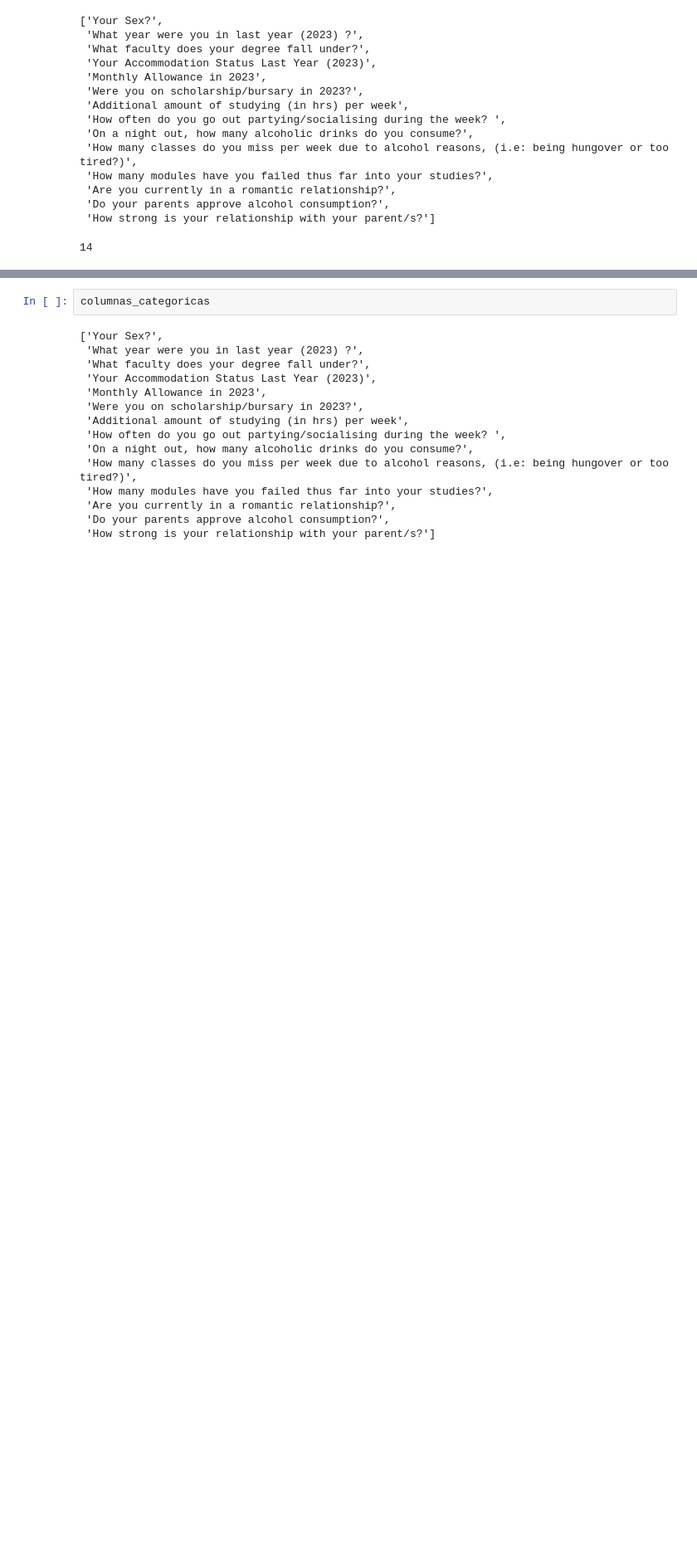
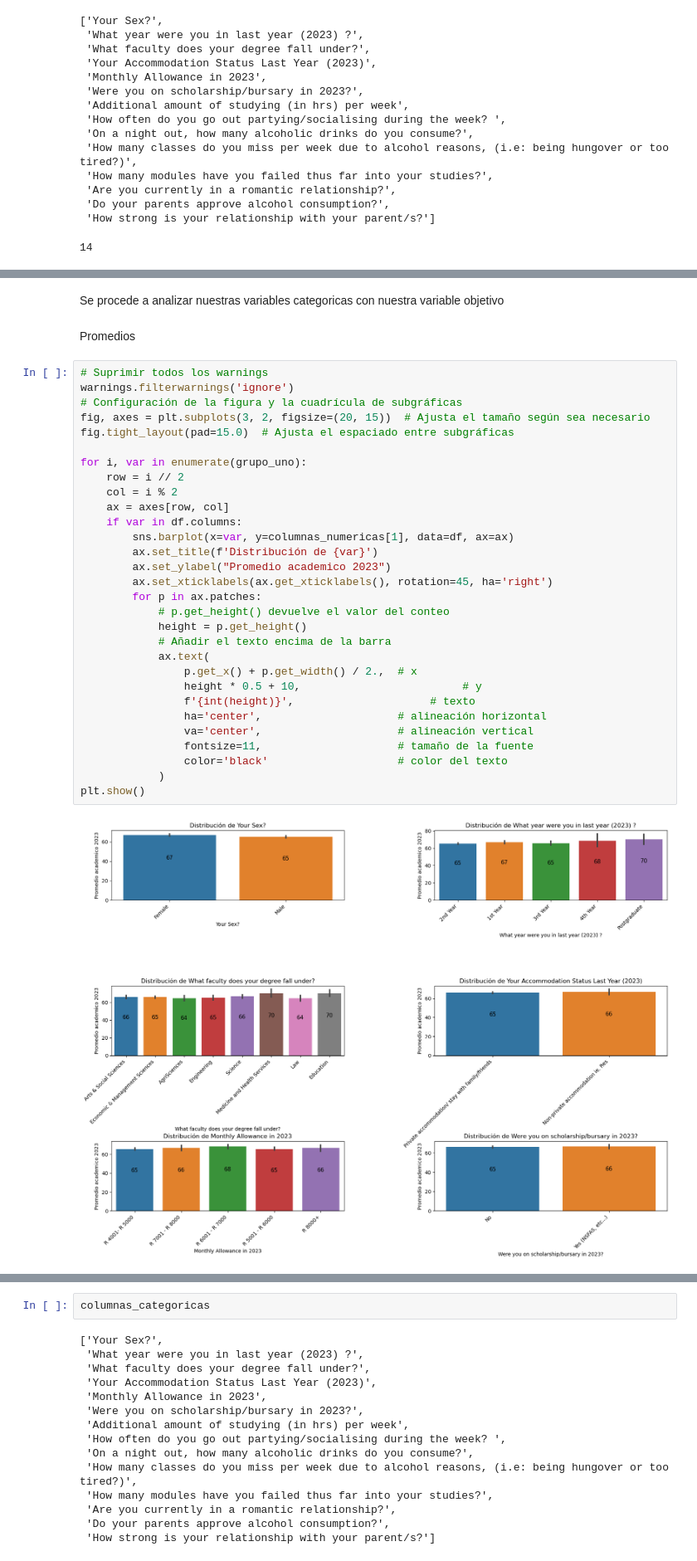
Before and after one commit to rhynzler/trabajo-final-aprendizaje-supervisado, a Jupyter notebook: supervisadoact 2.ipynb, the cells around one changed output, grey strips where cells are left out. Shown at 83% size. Cells and saved outputs as stored; diff of their text form; blank space fills up the shorter version.

```diff
--- a/supervisadoact 2.ipynb
+++ b/supervisadoact 2.ipynb
@@ -786,0 +284,36 @@ Preparación de Datos para el Modelo
+# %% [markdown]
+Se procede a analizar nuestras variables categoricas con nuestra variable objetivo
+# %% [markdown]
+Promedios
+# %%
+# Suprimir todos los warnings
+warnings.filterwarnings('ignore')
+# Configuración de la figura y la cuadrícula de subgráficas
+fig, axes = plt.subplots(3, 2, figsize=(20, 15))  # Ajusta el tamaño según sea necesario
+fig.tight_layout(pad=15.0)  # Ajusta el espaciado entre subgráficas
+
+for i, var in enumerate(grupo_uno):
+    row = i // 2
+    col = i % 2
+    ax = axes[row, col]
+    if var in df.columns:
+        sns.barplot(x=var, y=columnas_numericas[1], data=df, ax=ax)
+        ax.set_title(f'Distribución de {var}')
+        ax.set_ylabel("Promedio academico 2023")
+        ax.set_xticklabels(ax.get_xticklabels(), rotation=45, ha='right')
+        for p in ax.patches:
+            # p.get_height() devuelve el valor del conteo
+            height = p.get_height()
+            # Añadir el texto encima de la barra
+            ax.text(
+                p.get_x() + p.get_width() / 2.,  # x
+                height * 0.5 + 10,                         # y
+                f'{int(height)}',                     # texto
+                ha='center',                     # alineación horizontal
+                va='center',                     # alineación vertical
+                fontsize=11,                     # tamaño de la fuente
+                color='black'                    # color del texto
+            )
+plt.show()
+# %% [output]
+[figure, added]
```
Also changed, not shown: parts of 113 cells of this notebook.
